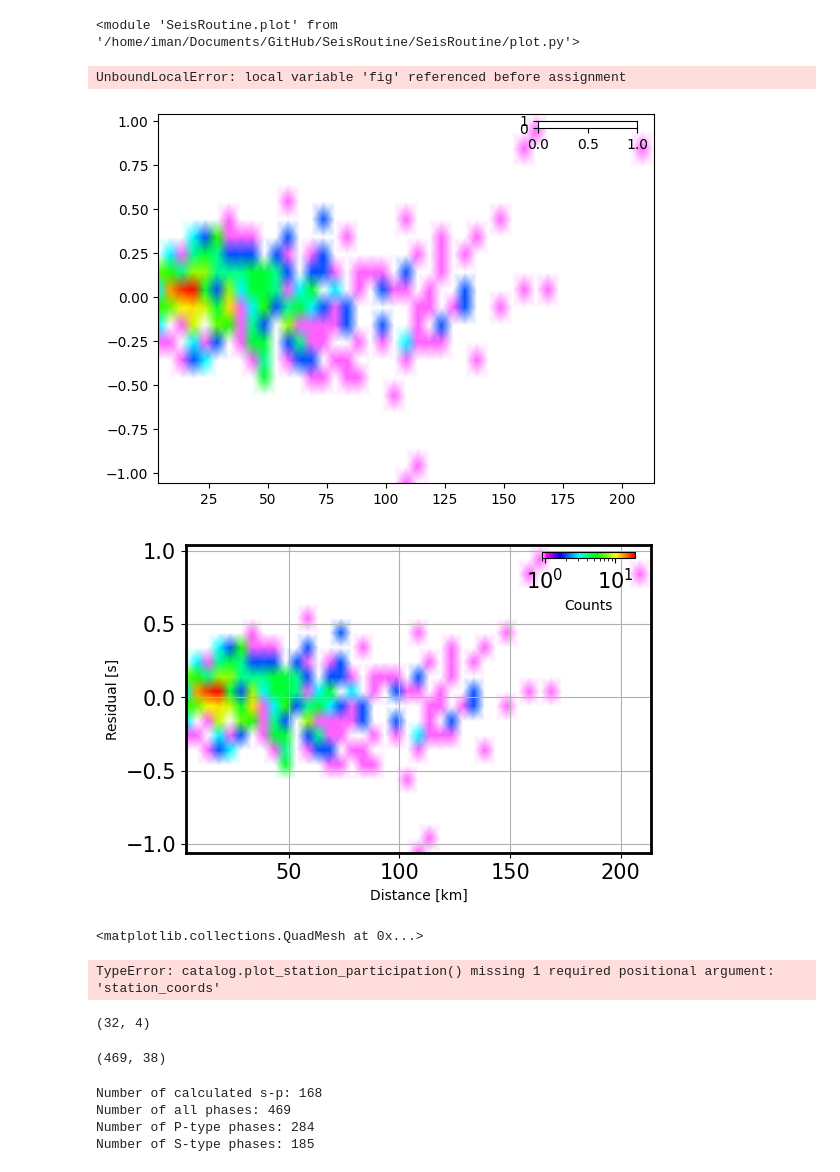
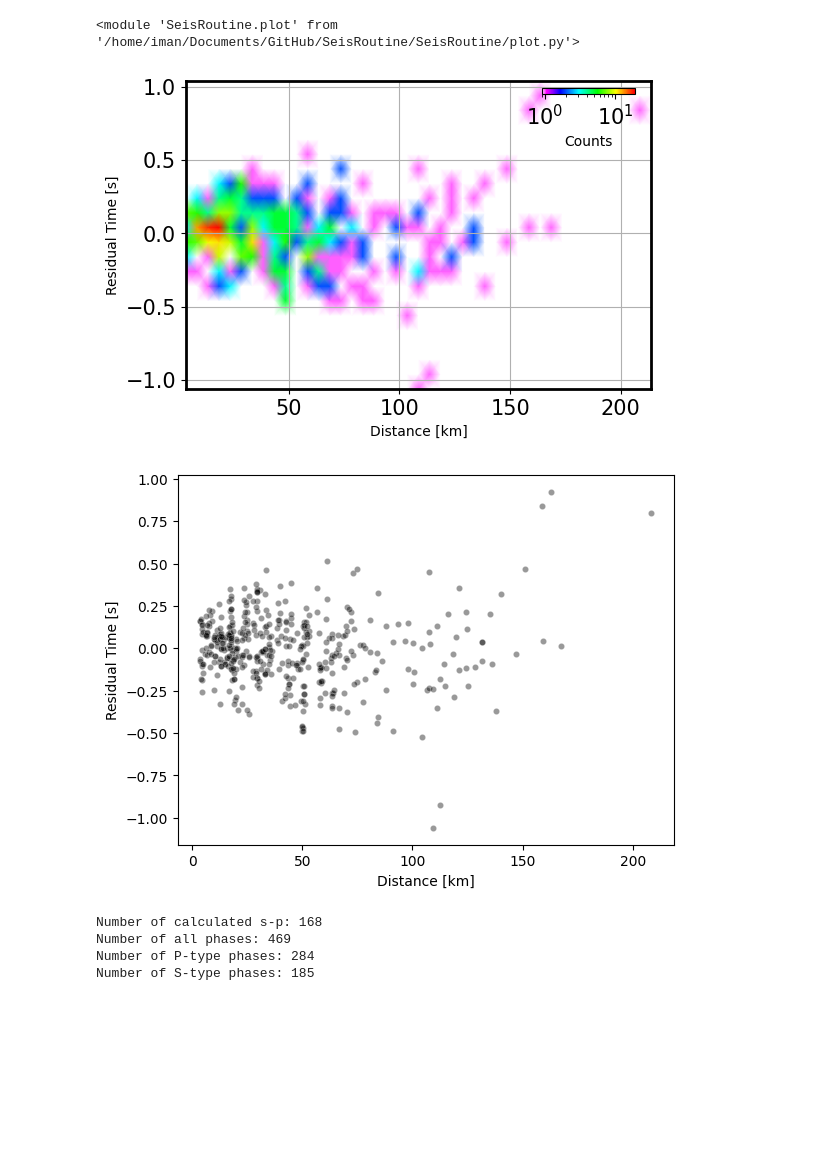
Before and after one commit to ikahbasi/SeisRoutine, a Jupyter notebook: Catalog-example.ipynb, the cells around one changed output. Cells and saved outputs as stored; diff of their text form; code cells hidden in the pictures; blank space fills up the shorter version.

```diff
--- a/Catalog-example.ipynb
+++ b/Catalog-example.ipynb
@@ -62,31 +28,7 @@ importlib.reload(sr.plot)
 <module 'SeisRoutine.plot' from '/home/iman/Documents/GitHub/SeisRoutine/SeisRoutine/plot.py'>
 # %%
 insp.plot_residual_vs_distance(kind='density')
+insp.plot_residual_vs_distance(kind='normal')
 # %% [output]
-UnboundLocalError: local variable 'fig' referenced before assignment
-[figure, old version]
+[figure, new version]
+[figure, added]
-# %%
-# print(insp.df_phases.keys())
-x = insp.df_phases['distance'].to_numpy()
-y = insp.df_phases['time_residual'].to_numpy()
-# y
-sr.plot.plot_density_meshgrid(x, y,
-                              xlabel='Distance [km]',
-                              ylabel='Residual [s]',
-                              xstep=5, ystep=0.1,
-                              size=(6, 4))
-# %% [output]
-[figure, removed]
-<matplotlib.collections.QuadMesh at 0x...>
-# %%
-insp.plot_station_participation()
-# %% [output]
-TypeError: catalog.plot_station_participation() missing 1 required positional argument: 'station_coords'
-# %%
-insp.df_events.shape
-# %% [output]
-(32, 4)
-# %%
-insp.df_phases.shape
-# %% [output]
-(469, 38)
```
Also changed, not shown: parts of 8 cells of this notebook.
